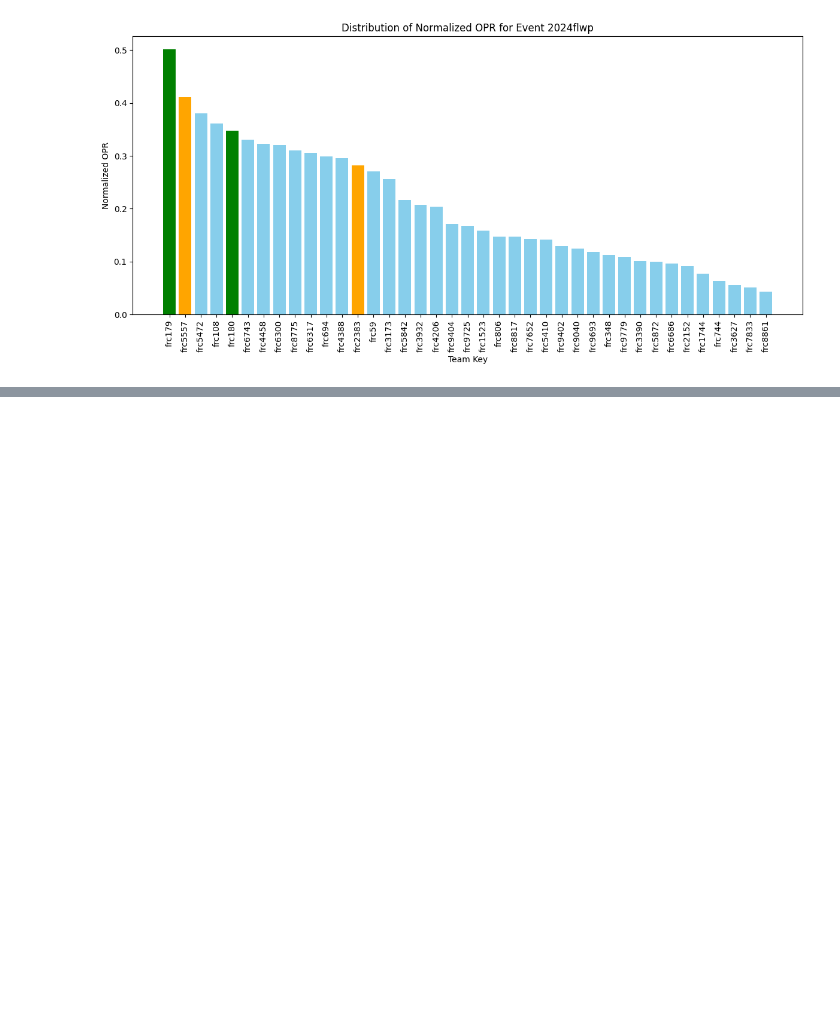
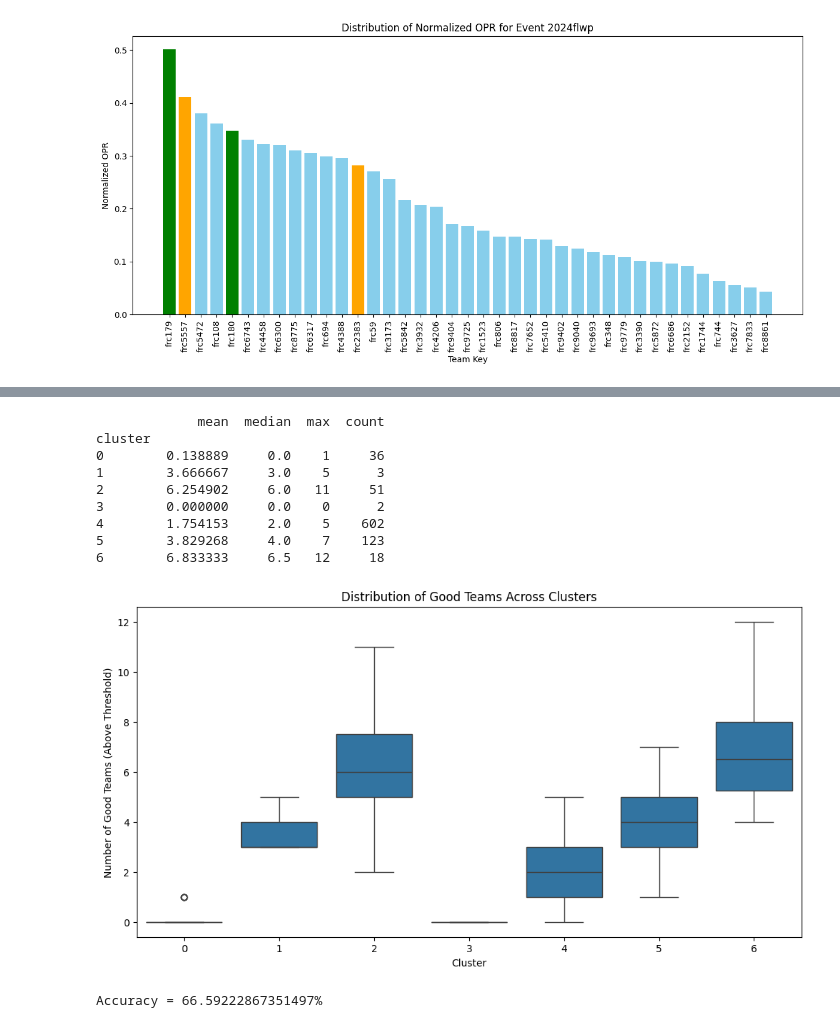
Before and after one commit to Bjorn4481/X--rule-data, a Jupyter notebook: Analysis.ipynb, the cells around one changed output, grey strips where cells are left out. Drawn from its saved outputs; the diff is of its cells as text; code cells hidden in the pictures; blank space fills up the shorter version.

```diff
--- a/Analysis.ipynb
+++ b/Analysis.ipynb
@@ -446,0 +579,28 @@ frc9779
+# %%
+# Add cluster information back to the features DataFrame
+features_df['cluster'] = clusters
+
+# Analyze clusters based on 'count_above_threshold'
+cluster_summary = features_df.groupby('cluster')['count_above_threshold'].agg(['mean', 'median', 'max', 'count'])
+
+# Print the summary for interpretation
+print(cluster_summary)
+
+# Visualize distribution of 'count_above_threshold' across clusters
+plt.figure(figsize=(12, 6))
+sns.boxplot(data=features_df, x='cluster', y='count_above_threshold')
+plt.xlabel('Cluster')
+plt.ylabel('Number of Good Teams (Above Threshold)')
+plt.title('Distribution of Good Teams Across Clusters')
+plt.show()
+# %% [output]
+             mean  median  max  count
+cluster
+0        0.138889     0.0    1     36
+1        3.666667     3.0    5      3
+2        6.254902     6.0   11     51
+3        0.000000     0.0    0      2
+4        1.754153     2.0    5    602
+5        3.829268     4.0    7    123
+6        6.833333     6.5   12     18
+[figure, added]
@@ -446,0 +659,7 @@ frc9779
+# %%
+from sklearn.linear_model import LogisticRegression
+model = LogisticRegression()
+model.fit(X_train, Y_train)
+print_accuracy(model.predict)
+# %% [output]
+Accuracy = 66.59222867351497%
```
Also changed, not shown: parts of 9 cells of this notebook.
